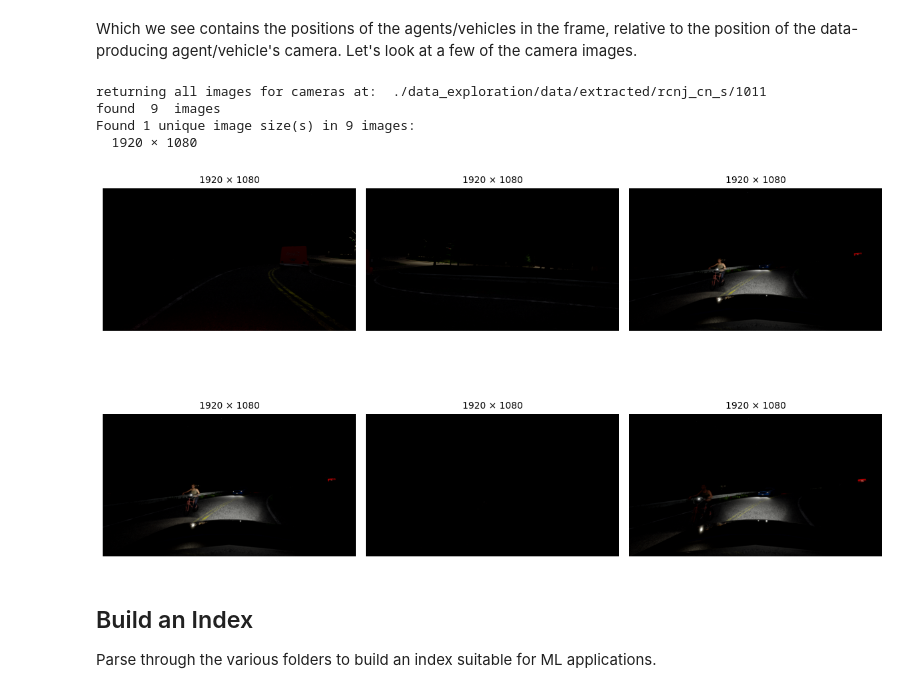
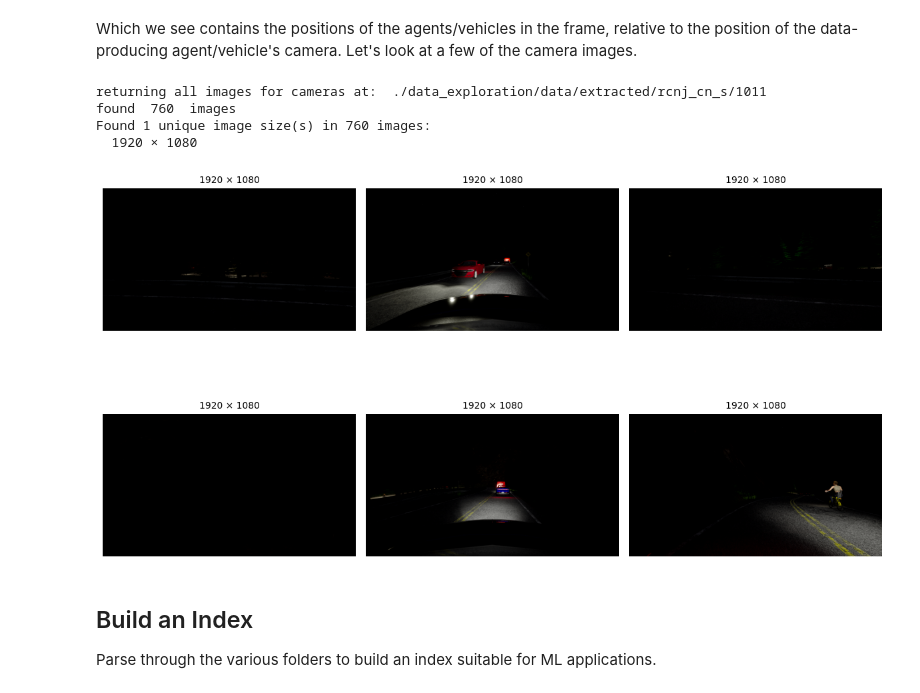
Before and after one commit to tjards/adver-city-ETL, a Jupyter notebook: data_exploration/initial_explore.ipynb, the cells around one changed output. Saved outputs shown, nothing was run; the diff lists cells and outputs as text; code cells hidden in the pictures.

Commit message:
multi-dl working and extract

```diff
--- a/data_exploration/initial_explore.ipynb
+++ b/data_exploration/initial_explore.ipynb
@@ -232,17 +239,17 @@ camera0:
 Which we see contains the positions of the agents/vehicles in the frame, relative to the position of the data-producing agent/vehicle's camera. Let's look at a few of the camera images.
 # %%
 print('returning all images for cameras at: ', DIR_EXTRACTED+"/"+str(AGENT_ID))
-imgs = explore.find_imgs(DIR_EXTRACTED+"/"+str(AGENT_ID), camera=None, ext=".png", limit=9)
+imgs = explore.find_imgs(DIR_EXTRACTED+"/"+str(AGENT_ID), camera=None, ext=".png", limit=None)
 print('found ', len(imgs), ' images')
 
 sizes = explore.list_image_sizes(imgs)
 explore.show_images_grid(imgs, rows=2, cols=3, randomize = True)
 # %% [output]
 returning all images for cameras at:  ./data_exploration/data/extracted/rcnj_cn_s/1011
-found  9  images
-Found 1 unique image size(s) in 9 images:
+found  760  images
+Found 1 unique image size(s) in 760 images:
   1920 × 1080
-[figure, old version]
+[figure, new version]
 # %% [markdown]
 ## Build an Index
 
```
Also changed, not shown: parts of 12 cells of this notebook, 3 other files.
